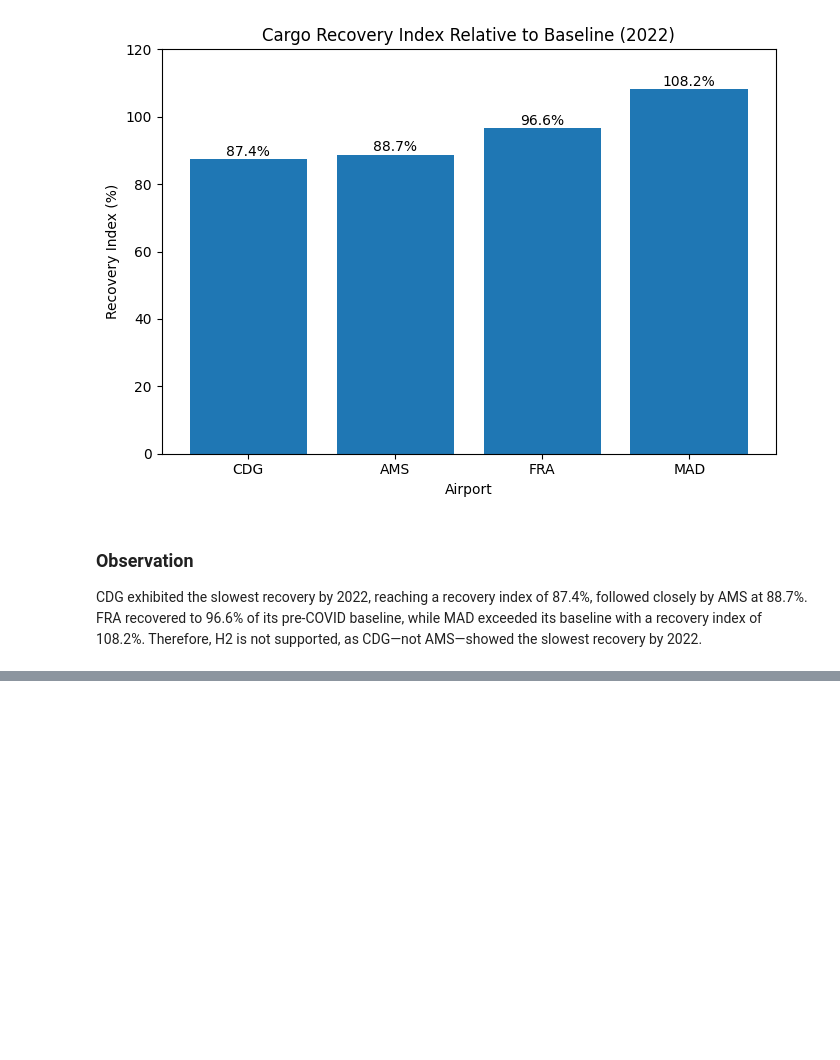
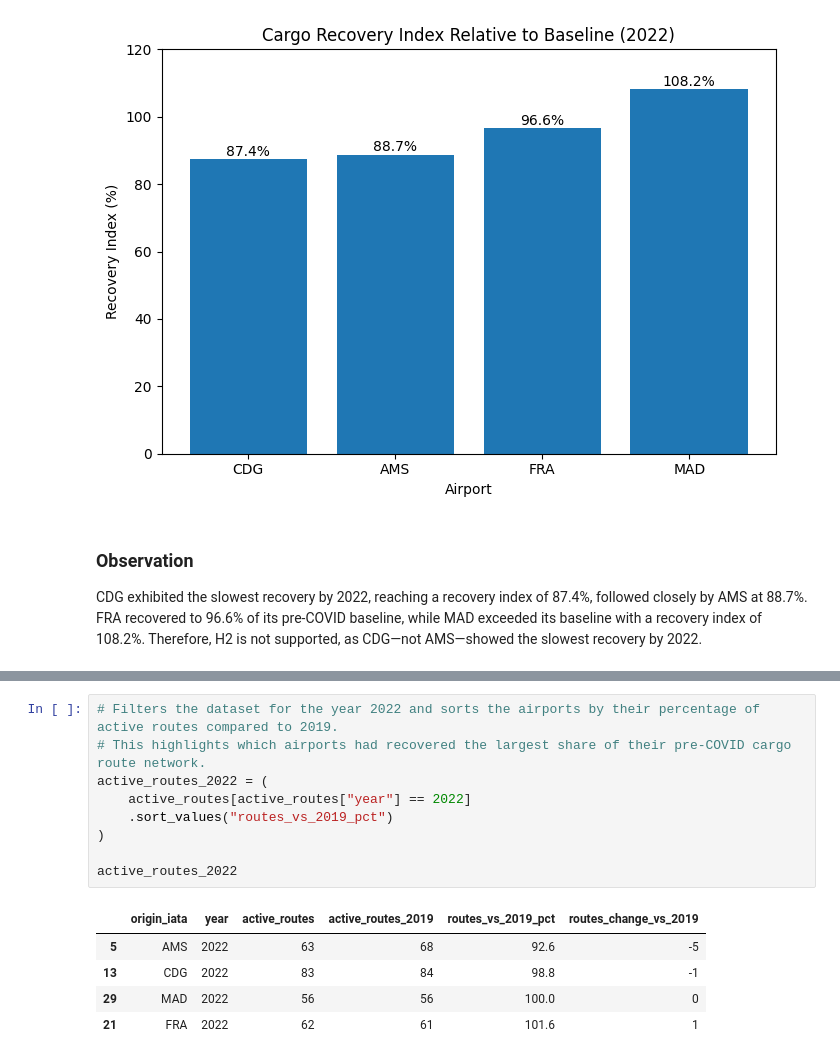
Before and after one commit to h-albrecht-ams/Capstone-Project, a Jupyter notebook: python/01_cargo_analysis.ipynb, the cells around one changed output, grey strips where cells are left out. Saved outputs shown, nothing was run; the diff lists cells and outputs as text; blank space fills up the shorter version.

```diff
--- a/python/01_cargo_analysis.ipynb
+++ b/python/01_cargo_analysis.ipynb
@@ -2357,0 +2424,15 @@ CDG exhibited the slowest recovery by 2022, reaching a recovery index of 87.4%,
+# %%
+# Filters the dataset for the year 2022 and sorts the airports by their percentage of active routes compared to 2019.
+# This highlights which airports had recovered the largest share of their pre-COVID cargo route network.
+active_routes_2022 = (
+    active_routes[active_routes["year"] == 2022]
+    .sort_values("routes_vs_2019_pct")
+)
+
+active_routes_2022
+# %% [output]
+|  | origin_iata | year | active_routes | active_routes_2019 | routes_vs_2019_pct | routes_change_vs_2019 |
+| 5 | AMS | 2022 | 63 | 68 | 92.6 | -5 |
+| 13 | CDG | 2022 | 83 | 84 | 98.8 | -1 |
+| 29 | MAD | 2022 | 56 | 56 | 100.0 | 0 |
+| 21 | FRA | 2022 | 62 | 61 | 101.6 | 1 |
```
Also changed, not shown: parts of 13 cells of this notebook.
